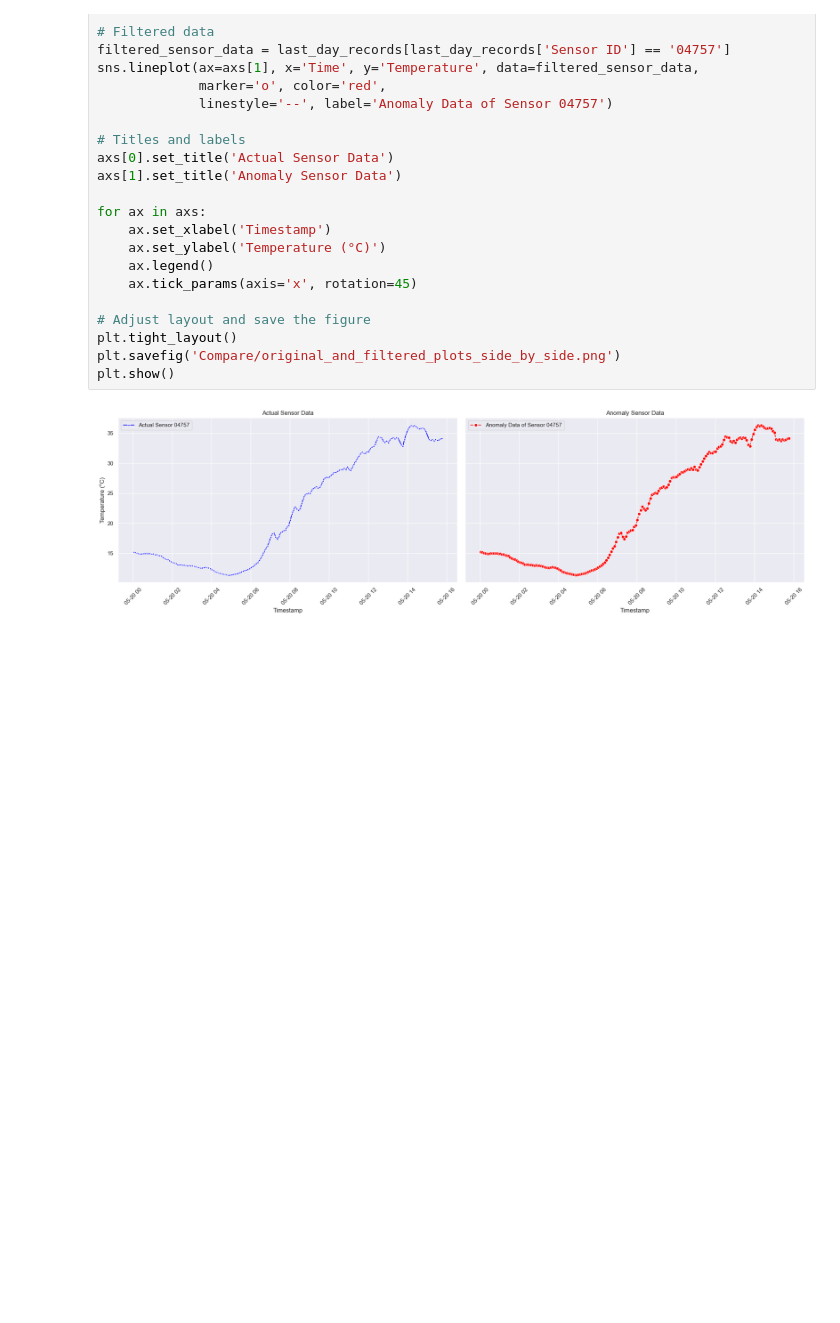
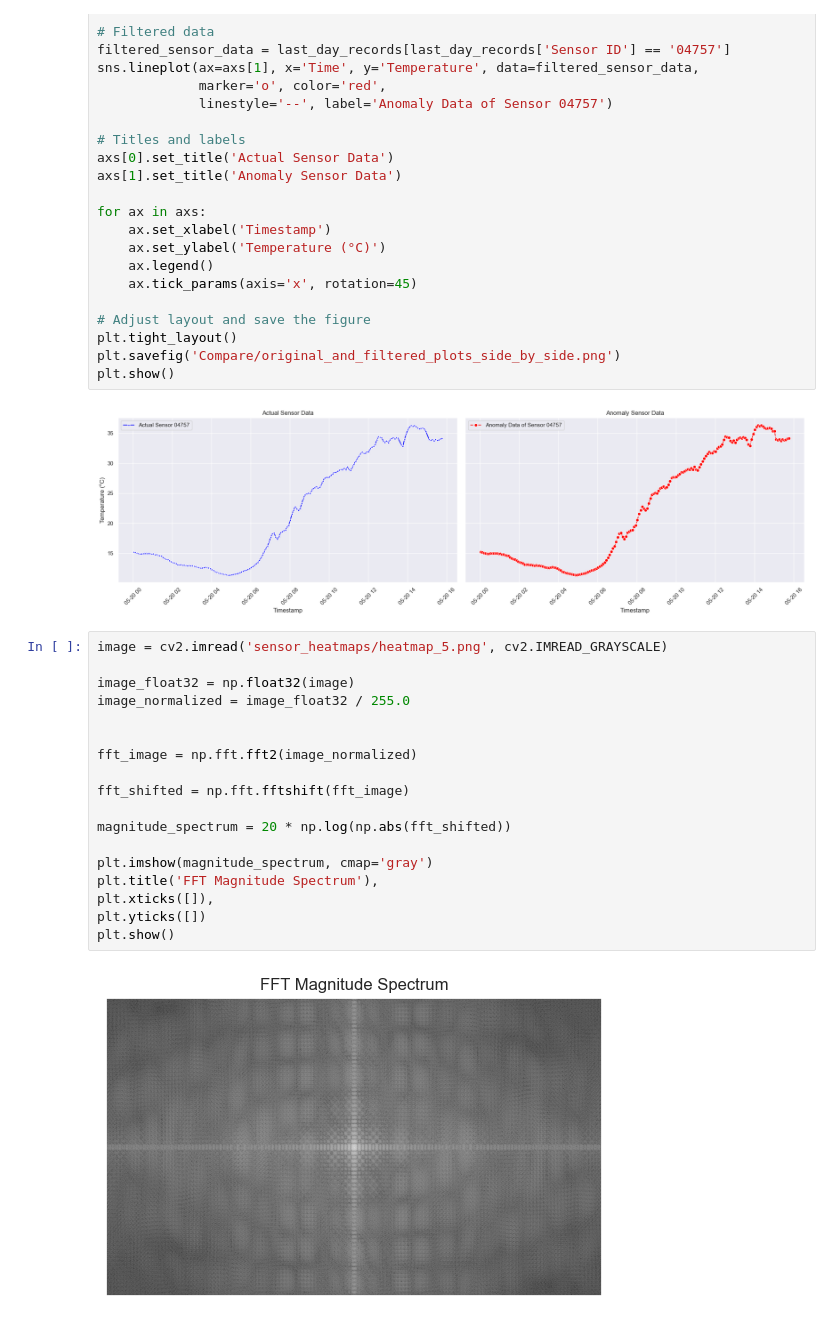
Before and after one commit to surya-9556/Optimizing-Sensor-Placement, a Jupyter notebook: final_project.ipynb, the cells around one changed output. Cells and saved outputs as stored; diff of their text form; blank space fills up the shorter version.

```diff
--- a/final_project.ipynb
+++ b/final_project.ipynb
@@ -209,3 +212,23 @@ plt.savefig('Compare/original_and_filtered_plots_side_by_side.png')
 plt.show()
 # %% [output]
 [figure]
+# %%
+image = cv2.imread('sensor_heatmaps/heatmap_5.png', cv2.IMREAD_GRAYSCALE)
+
+image_float32 = np.float32(image)
+image_normalized = image_float32 / 255.0
+
+
+fft_image = np.fft.fft2(image_normalized)
+
+fft_shifted = np.fft.fftshift(fft_image)
+
+magnitude_spectrum = 20 * np.log(np.abs(fft_shifted))
+
+plt.imshow(magnitude_spectrum, cmap='gray')
+plt.title('FFT Magnitude Spectrum'),
+plt.xticks([]),
+plt.yticks([])
+plt.show()
+# %% [output]
+[figure, added]
```
Also changed, not shown: parts of 8 cells of this notebook, 2 other files.
